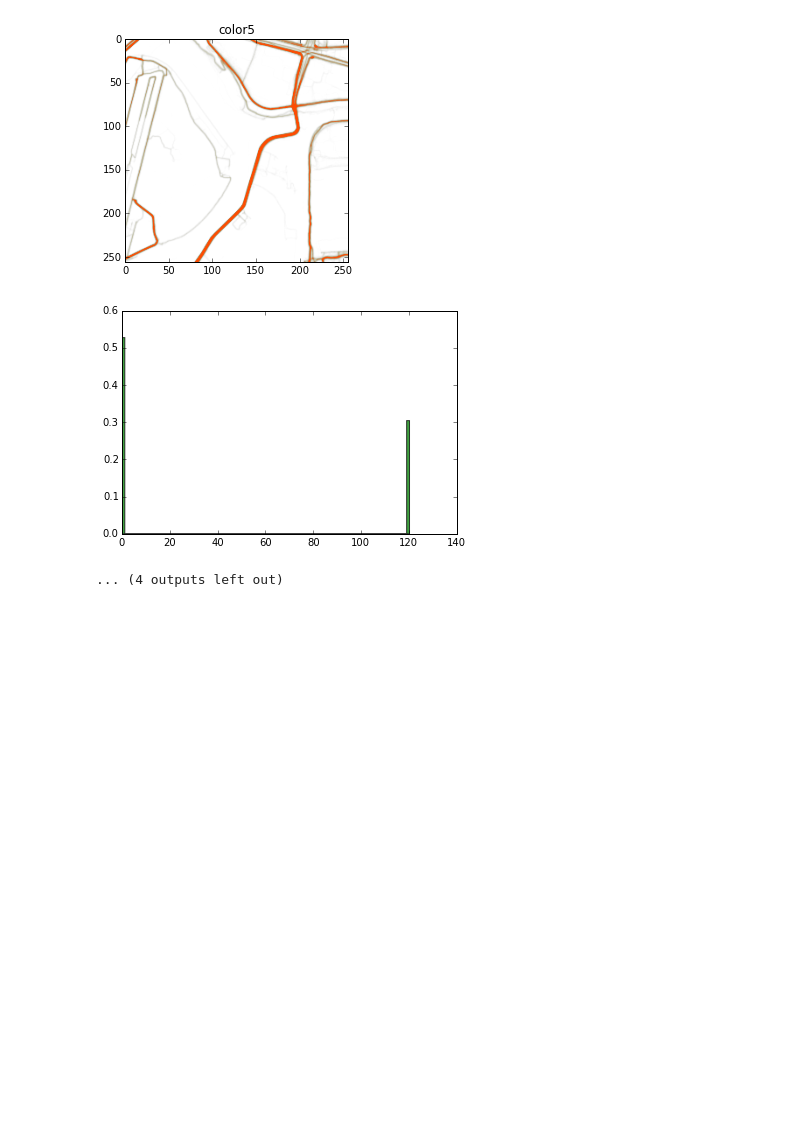
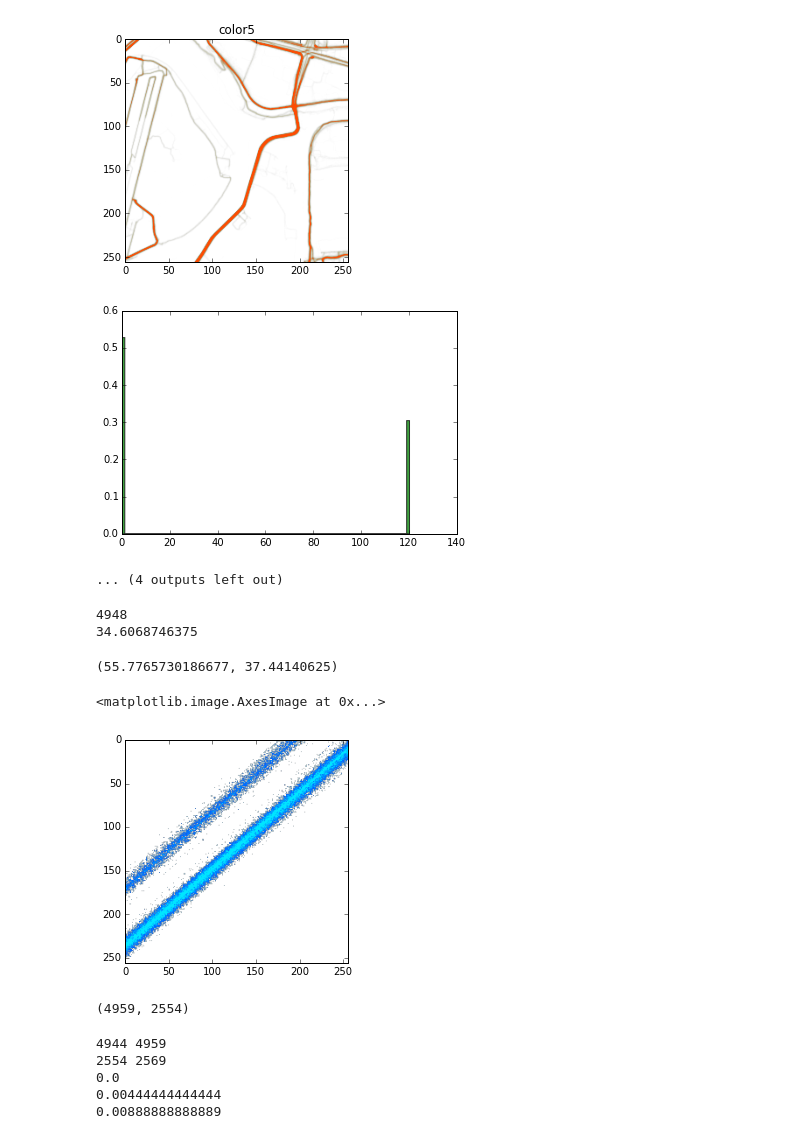
Before and after one commit to m12sl/nsnd-hackathone, a Jupyter notebook: Strava.ipynb, the cells around one changed output. Saved outputs shown, nothing was run; the diff lists cells and outputs as text; code cells hidden in the pictures; blank space fills up the shorter version.

Commit message:
add tile fetcher

```diff
--- a/Strava.ipynb
+++ b/Strava.ipynb
@@ -54,3 +54,56 @@ for c in xrange(0, 8):
 [figure]
 [figure]
 ... (4 outputs left out)
+# %%
+print x
+print float(x) / 2 ** z * 180 / math.pi
+# %% [output]
+4948
+34.6068746375
+# %%
+def deg2num(lat_deg, lon_deg, zoom):
+    lat_rad = math.radians(lat_deg)
+    n = 2.0 ** zoom
+    xtile = int((lon_deg + 180.0) / 360.0 * n)
+    ytile = int((1.0 - math.log(math.tan(lat_rad) + (1 / math.cos(lat_rad))) / math.pi) / 2.0 * n)
+    return (xtile, ytile)
+
+def num2deg(xtile, ytile, zoom):
+    n = 2.0 ** zoom
+    lon_deg = xtile / n * 360.0 - 180.0
+    lat_rad = math.atan(math.sinh(math.pi * (1.0 - 2.0 * ytile / n)))
+    lat_deg = math.degrees(lat_rad)
+    return (lat_deg, lon_deg)
+num2deg(x, y, z)
+# %% [output]
+(55.7765730186677, 37.44140625)
+# %%
+plt.imshow(getTile(x * 16, y * 16, z + 4))
+# %% [output]
+<matplotlib.image.AxesImage at 0x...>
+[figure, added]
+# %%
+deg2num(55.91, 37.93, 13)
+# %% [output]
+(4959, 2554)
+# %%
+zoom = 13
+xmin, ymax = deg2num(55.55, 37.3, zoom)
+xmax, ymin = deg2num(55.90, 37.93, zoom)
+print xmin, xmax
+print ymin, ymax
+total = (xmax - xmin) * (ymax - ymin)
+for x in xrange(xmin, xmax + 1):
+    for y in xrange(ymin, ymax + 1):
+        progress = (ymax - ymin) * (x - xmin) + y - ymin
+        progress = float(progress) / total
+        if int(progress * 100) % 10 == 0:
+            print progress
+        tile = getTile(x, y, z)
+        imsave('tiles/%d_%d_%d.png' % (x, y, z), tile)
+# %% [output]
+4944 4959
+2554 2569
+0.0
+0.00444444444444
+0.00888888888889
```
Also changed, not shown: parts of 1 cell of this notebook.
